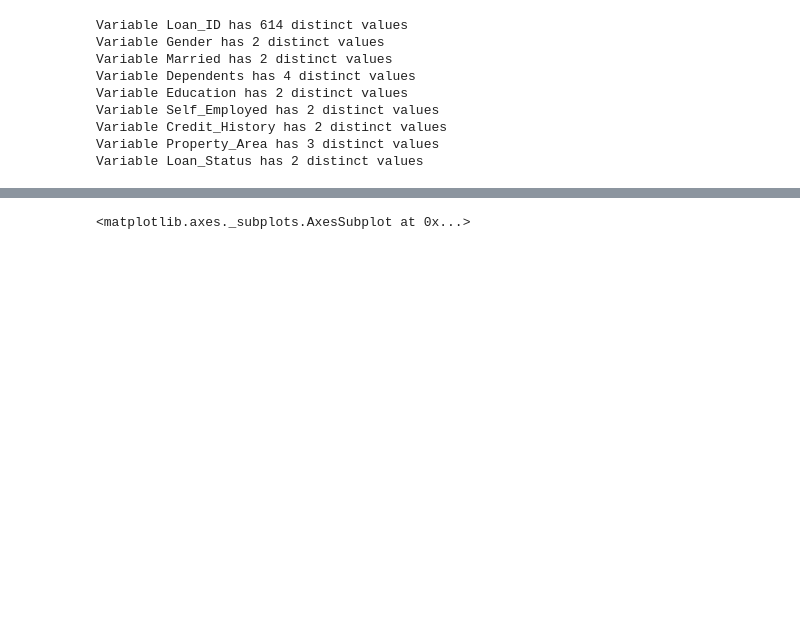
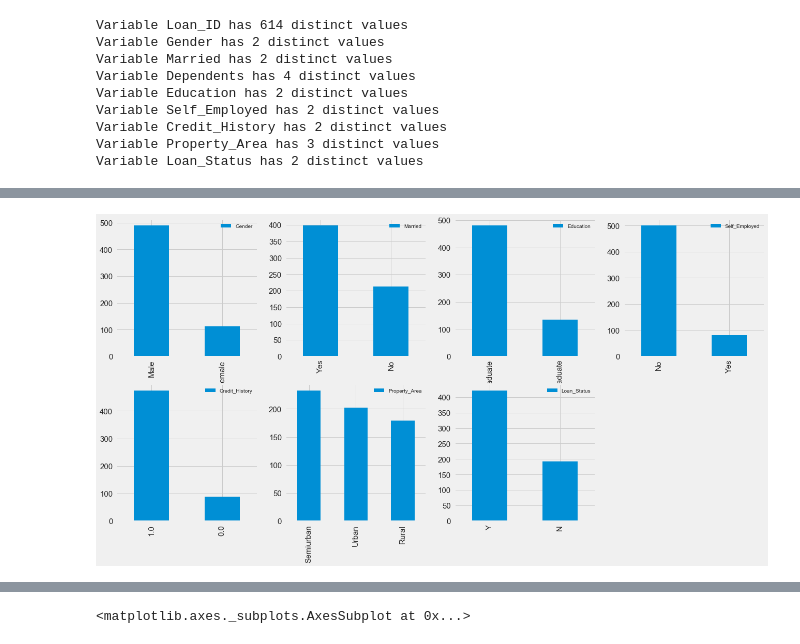
Before and after one commit to virenderdhiman/PyWorkSpace, a Jupyter notebook: LoanPrediction/LoanPredictionV2.ipynb, the cells around one changed output, grey strips where cells are left out. Saved outputs shown, nothing was run; the diff lists cells and outputs as text; code cells hidden in the pictures; blank space fills up the shorter version.

```diff
--- a/LoanPrediction/LoanPredictionV2.ipynb
+++ b/LoanPrediction/LoanPredictionV2.ipynb
@@ -18,6 +18,8 @@ from sklearn.tree import DecisionTreeClassifier, export_graphviz
 from sklearn import metrics
 
 pd.set_option('display.max_columns', 100)
+%matplotlib inline
+plt.style.use('fivethirtyeight')
 # %%
 #DOUBTS
 #How to decide if credit_history variable is non-numerical?
@@ -156,3 +150,8 @@ Variable Self_Employed has 2 distinct values
 Variable Credit_History has 2 distinct values
 Variable Property_Area has 3 distinct values
 Variable Loan_Status has 2 distinct values
+# %%
+v = meta[(meta.level == 'nominal' ) & (meta.keep)].index
+for f in v:
+    dist_values = df[f].value_counts().shape[0]
+    print('Variable {} has {} distinct values'.format(f, dist_values))
@@ -158,0 +166,11 @@ Variable Loan_Status has 2 distinct values
+# %%
+#plot nominal variables
+v = meta[(meta.level == 'nominal' ) & (meta.keep)].index
+fig = plt.figure()
+i=1
+for f in v:
+    axi = fig.add_subplot(2, 4,i)
+    df[f].value_counts().sort_values(ascending=False).head(20).plot(kind='bar',fontsize=15,legend='true',figsize=(20, 10),ax=axi)
+    i=i+1
+# %% [output]
+[figure, added]
```
Also changed, not shown: parts of 6 cells of this notebook, 3 other files.
